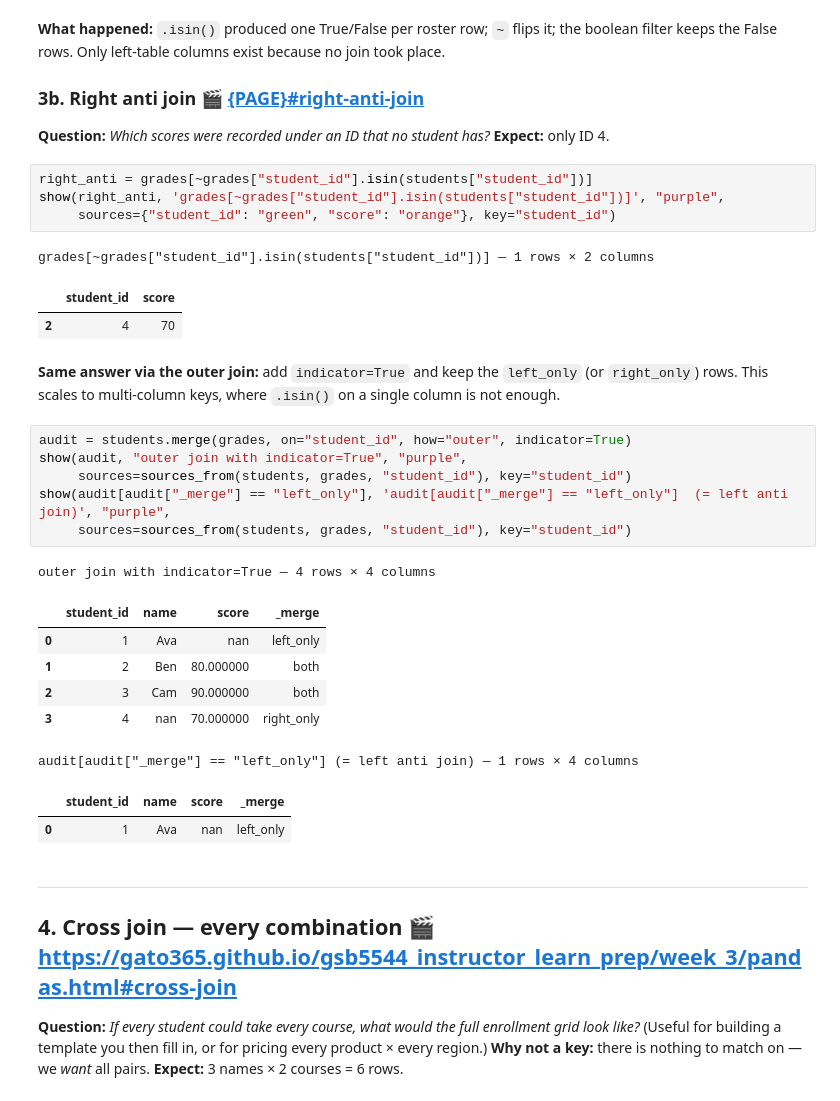
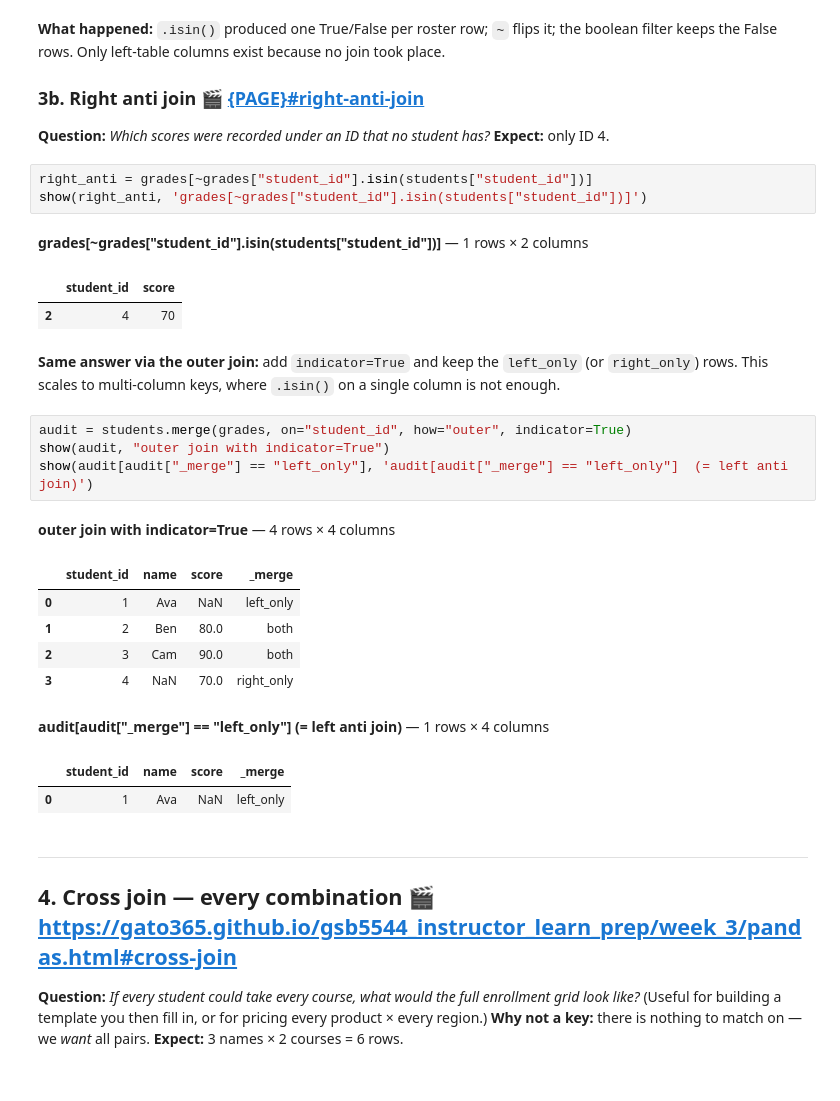
Before and after one commit to gato365/gsb5544_instructor_learn_prep, a Jupyter notebook: assignments/practice_activities/week_3/joining_and_merging/GSB5544_Topic_3_1_Joining_and_Merging-extended.ipynb, the cells around one changed output. Drawn from its saved outputs; the diff is of its cells as text.

```diff
--- a/assignments/practice_activities/week_3/joining_and_merging/GSB5544_Topic_3_1_Joining_and_Merging-extended.ipynb
+++ b/assignments/practice_activities/week_3/joining_and_merging/GSB5544_Topic_3_1_Joining_and_Merging-extended.ipynb
@@ -248,30 +174,27 @@ Step 2: students[~mask] (rows with NO partner in grades) — 1 rows × 2 columns
 **Question:** *Which scores were recorded under an ID that no student has?* **Expect:** only ID 4.
 # %%
 right_anti = grades[~grades["student_id"].isin(students["student_id"])]
-show(right_anti, 'grades[~grades["student_id"].isin(students["student_id"])]', "purple",
-     sources={"student_id": "green", "score": "orange"}, key="student_id")
+show(right_anti, 'grades[~grades["student_id"].isin(students["student_id"])]')
 # %% [output]
-grades[~grades["student_id"].isin(students["student_id"])] — 1 rows × 2 columns
+**grades[~grades["student_id"].isin(students["student_id"])]** — 1 rows × 2 columns
 |  | student_id | score |
 | 2 | 4 | 70 |
 # %% [markdown]
 **Same answer via the outer join:** add `indicator=True` and keep the `left_only` (or `right_only`) rows. This scales to multi-column keys, where `.isin()` on a single column is not enough.
 # %%
 audit = students.merge(grades, on="student_id", how="outer", indicator=True)
-show(audit, "outer join with indicator=True", "purple",
-     sources=sources_from(students, grades, "student_id"), key="student_id")
-show(audit[audit["_merge"] == "left_only"], 'audit[audit["_merge"] == "left_only"]  (= left anti join)', "purple",
-     sources=sources_from(students, grades, "student_id"), key="student_id")
+show(audit, "outer join with indicator=True")
+show(audit[audit["_merge"] == "left_only"], 'audit[audit["_merge"] == "left_only"]  (= left anti join)')
 # %% [output]
-outer join with indicator=True — 4 rows × 4 columns
+**outer join with indicator=True** — 4 rows × 4 columns
 |  | student_id | name | score | _merge |
-| 0 | 1 | Ava | nan | left_only |
-| 1 | 2 | Ben | 80.000000 | both |
-| 2 | 3 | Cam | 90.000000 | both |
-| 3 | 4 | nan | 70.000000 | right_only |
+| 0 | 1 | Ava | NaN | left_only |
+| 1 | 2 | Ben | 80.0 | both |
+| 2 | 3 | Cam | 90.0 | both |
+| 3 | 4 | NaN | 70.0 | right_only |
-audit[audit["_merge"] == "left_only"] (= left anti join) — 1 rows × 4 columns
+**audit[audit["_merge"] == "left_only"]  (= left anti join)** — 1 rows × 4 columns
 |  | student_id | name | score | _merge |
-| 0 | 1 | Ava | nan | left_only |
+| 0 | 1 | Ava | NaN | left_only |
 # %% [markdown]
 ---
 ## 4. Cross join — every combination  🎬 [https://gato365.github.io/gsb5544_instructor_learn_prep/week_3/pandas.html#cross-join](https://gato365.github.io/gsb5544_instructor_learn_prep/week_3/pandas.html#cross-join)
```
Also changed, not shown: parts of 37 cells of this notebook, 9 other files.
